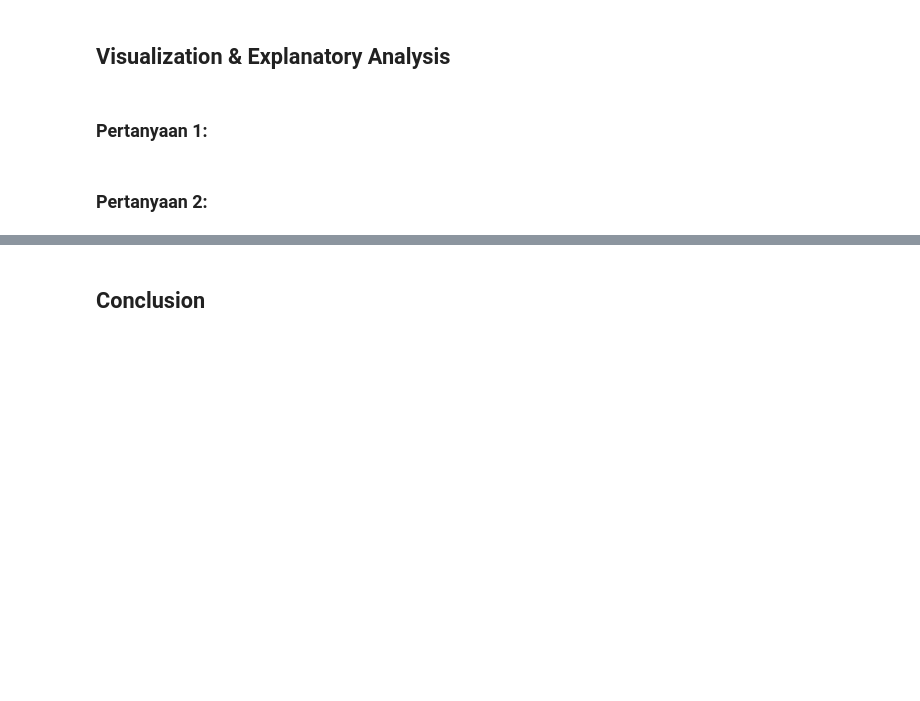
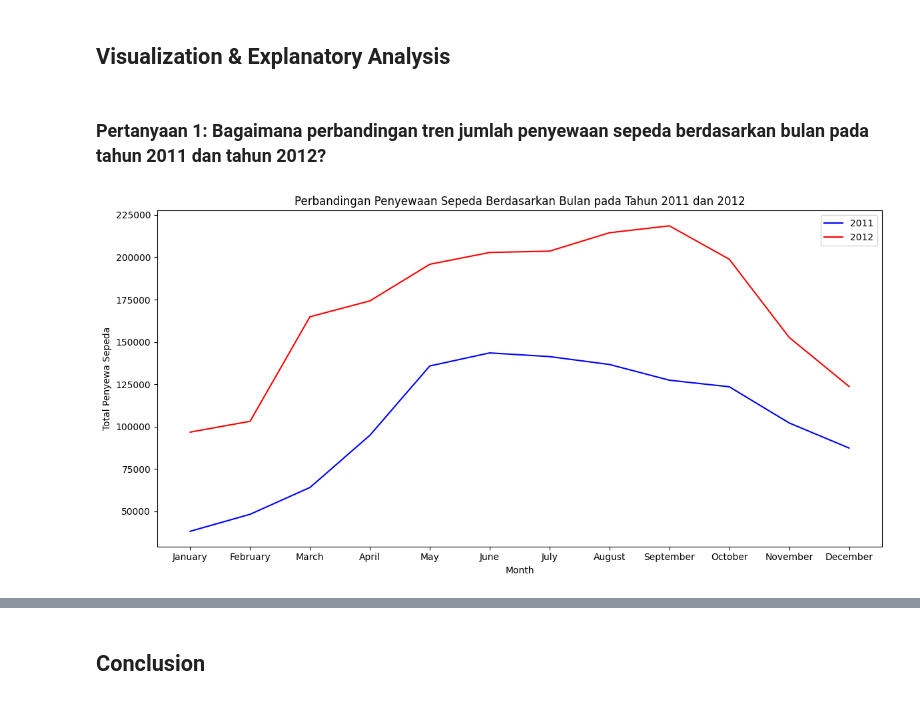
Before and after one commit to luthfijuliandri/Proyek-Dicoding-Analisis-Data-dengan-Python, a Jupyter notebook: Proyek_Analisis_Data.ipynb, the cells around one changed output, grey strips where cells are left out. Saved outputs shown, nothing was run; the diff lists cells and outputs as text; code cells hidden in the pictures; blank space fills up the shorter version.

```diff
--- a/Proyek_Analisis_Data.ipynb
+++ b/Proyek_Analisis_Data.ipynb
@@ -39,0 +178,3 @@ df_hour = pd.read_csv("/content/Proyek-Dicoding-Analisis-Data-dengan-Python/data
+# %%
+df_day["dteday"] = pd.to_datetime(df_day["dteday"])
+df_hour["dteday"] = pd.to_datetime(df_hour["dteday"])
@@ -44,6 +332,30 @@ df_hour = pd.read_csv("/content/Proyek-Dicoding-Analisis-Data-dengan-Python/data
 # %% [markdown]
 ## Visualization & Explanatory Analysis
-# %% [markdown]
-### Pertanyaan 1:
-# %% [markdown]
-### Pertanyaan 2:
+# %% [markdown]
+### Pertanyaan 1: Bagaimana perbandingan tren jumlah penyewaan sepeda berdasarkan bulan pada tahun 2011 dan tahun 2012?
+# %%
+# mendefinisikan tahun
+yr_2011 = df_day[df_day['yr'] == 0]
+yr_2012 = df_day[df_day['yr'] == 1]
+
+# mengelompokkan total pesepeda berdasarkan bulan
+mnth_2011 = yr_2011.groupby('mnth')['cnt'].sum()
+mnth_2012 = yr_2012.groupby('mnth')['cnt'].sum()
+
+# adjust ukuran figure
+plt.figure(figsize=(12, 6))
+
+# plotting data 2011
+plt.plot(mnth_2011.index, mnth_2011, label='2011', color='blue')
+
+# Plotting data 2012
+plt.plot(mnth_2012.index, mnth_2012, label='2012', color='red')
+
+plt.title('Perbandingan Penyewaan Sepeda Berdasarkan Bulan pada Tahun 2011 dan 2012')
+plt.xlabel('Month')
+plt.ylabel('Total Penyewa Sepeda')
+plt.legend()
+plt.tight_layout()
+plt.show()
+# %% [output]
+[figure, added]
```
Also changed, not shown: parts of 55 cells of this notebook.
